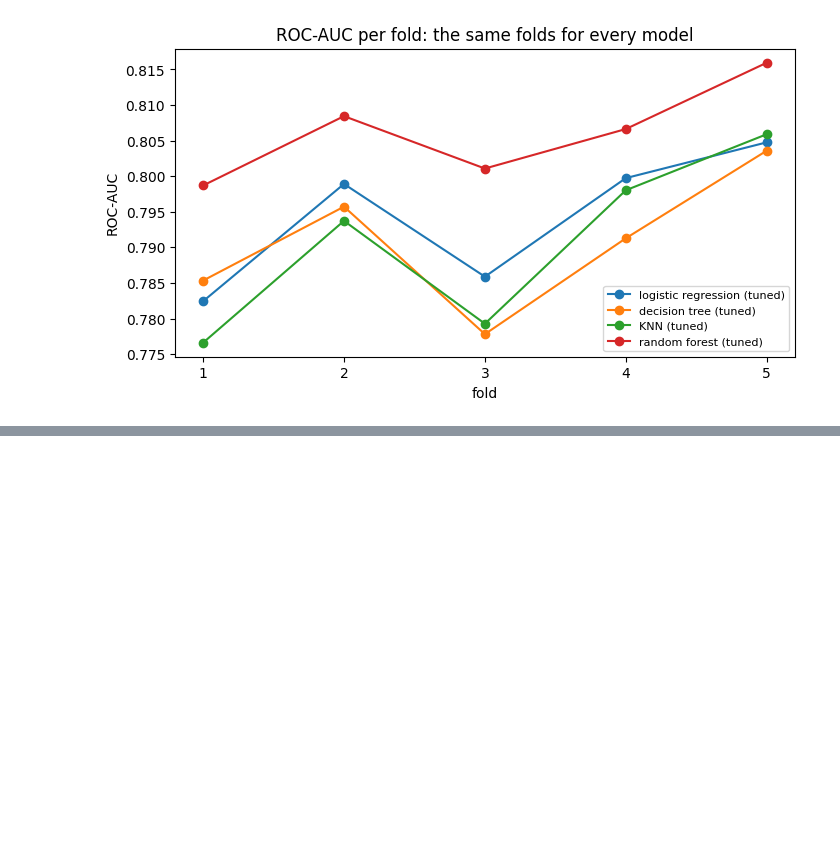
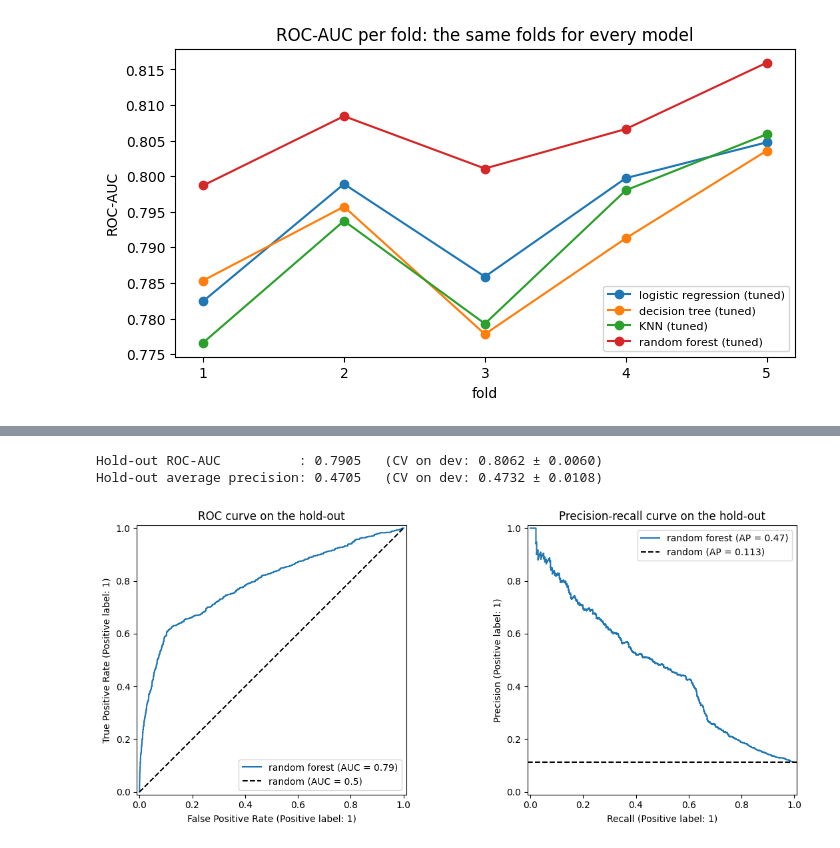
Before and after one commit to ayazhanaisan-prog/aisan_ML_task_3, a Jupyter notebook: aisan_ML_task_3.ipynb, the cells around one changed output, grey strips where cells are left out. Cells and saved outputs as stored; diff of their text form; code cells hidden in the pictures; blank space fills up the shorter version.

Commit message:
Stage 7: hold-out ROC and PR curves

```diff
--- a/aisan_ML_task_3.ipynb
+++ b/aisan_ML_task_3.ipynb
@@ -544,0 +545,34 @@ For KNN and the decision tree the best value is at the edge of the grid, so a wi
+# %%
+from sklearn.metrics import (roc_auc_score, average_precision_score,
+                             RocCurveDisplay, PrecisionRecallDisplay)
+
+final_model = Pipeline([
+    ("prep", make_preprocessor()),
+    ("model", RandomForestClassifier(n_estimators=200, n_jobs=-1,
+                                     random_state=SEED, **rf_params)),
+])
+final_model.fit(X_dev, y_dev)
+
+hold_score = final_model.predict_proba(X_hold)[:, 1]
+hold_auc = roc_auc_score(y_hold, hold_score)
+hold_ap = average_precision_score(y_hold, hold_score)
+print(f"Hold-out ROC-AUC          : {hold_auc:.4f}   (CV on dev: 0.8062 ± 0.0060)")
+print(f"Hold-out average precision: {hold_ap:.4f}   (CV on dev: 0.4732 ± 0.0108)")
+
+fig, axes = plt.subplots(1, 2, figsize=(12, 5))
+RocCurveDisplay.from_predictions(y_hold, hold_score, ax=axes[0],name="random forest")
+axes[0].plot([0, 1], [0, 1], "k--", label="random (AUC = 0.5)")
+axes[0].set_title("ROC curve on the hold-out")
+axes[0].legend(loc="lower right")
+
+PrecisionRecallDisplay.from_predictions(y_hold, hold_score, ax=axes[1],name="random forest")
+axes[1].axhline(y_hold.mean(), color="k", linestyle="--",
+                label=f"random (AP = {y_hold.mean():.3f})")
+axes[1].set_title("Precision-recall curve on the hold-out")
+axes[1].legend(loc="upper right")
+plt.tight_layout()
+plt.show()
+# %% [output]
+Hold-out ROC-AUC          : 0.7905   (CV on dev: 0.8062 ± 0.0060)
+Hold-out average precision: 0.4705   (CV on dev: 0.4732 ± 0.0108)
+[figure, added]
```
Also changed, not shown: parts of 2 cells of this notebook.
